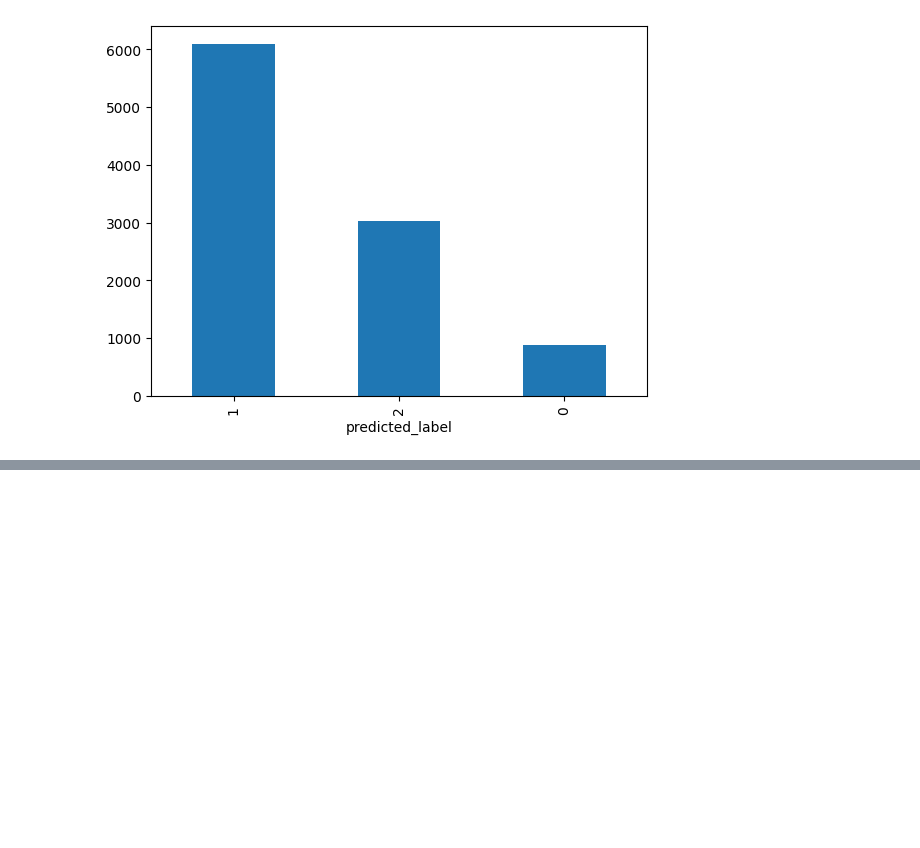
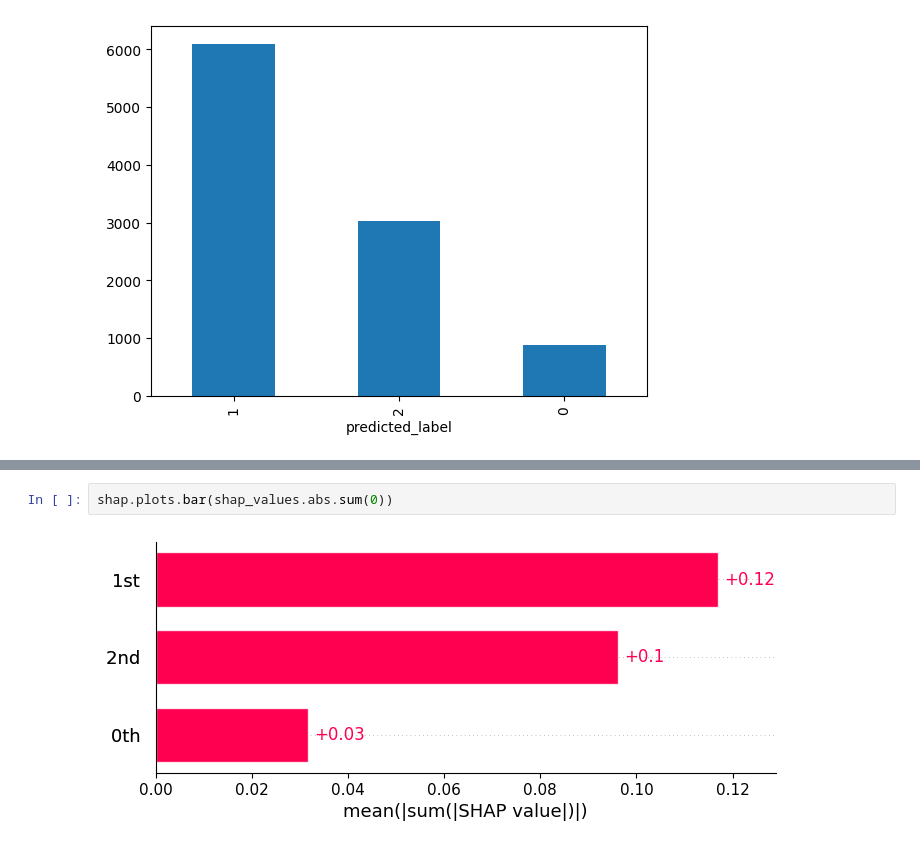
Before and after one commit to premstaller1/SHAP-DS2, a Jupyter notebook: Crypto_Market_Shap_andre.ipynb, the cells around one changed output, grey strips where cells are left out. Drawn from its saved outputs; the diff is of its cells as text; blank space fills up the shorter version.

```diff
--- a/Crypto_Market_Shap_andre.ipynb
+++ b/Crypto_Market_Shap_andre.ipynb
@@ -289,0 +309,4 @@ finance_crypto['predicted_label'].value_counts().plot(kind='bar')
+# %%
+shap.plots.bar(shap_values.abs.sum(0))
+# %% [output]
+[figure, added]
```
Also changed, not shown: parts of 3 cells of this notebook.
